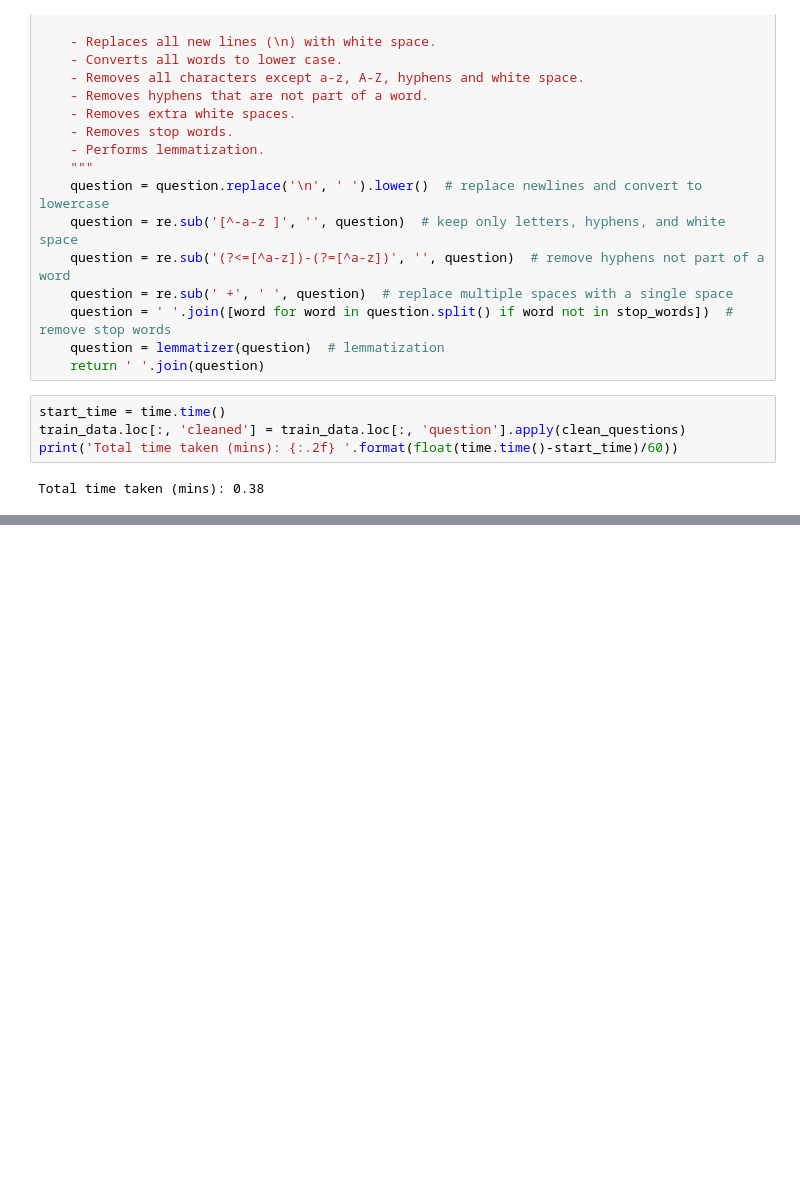
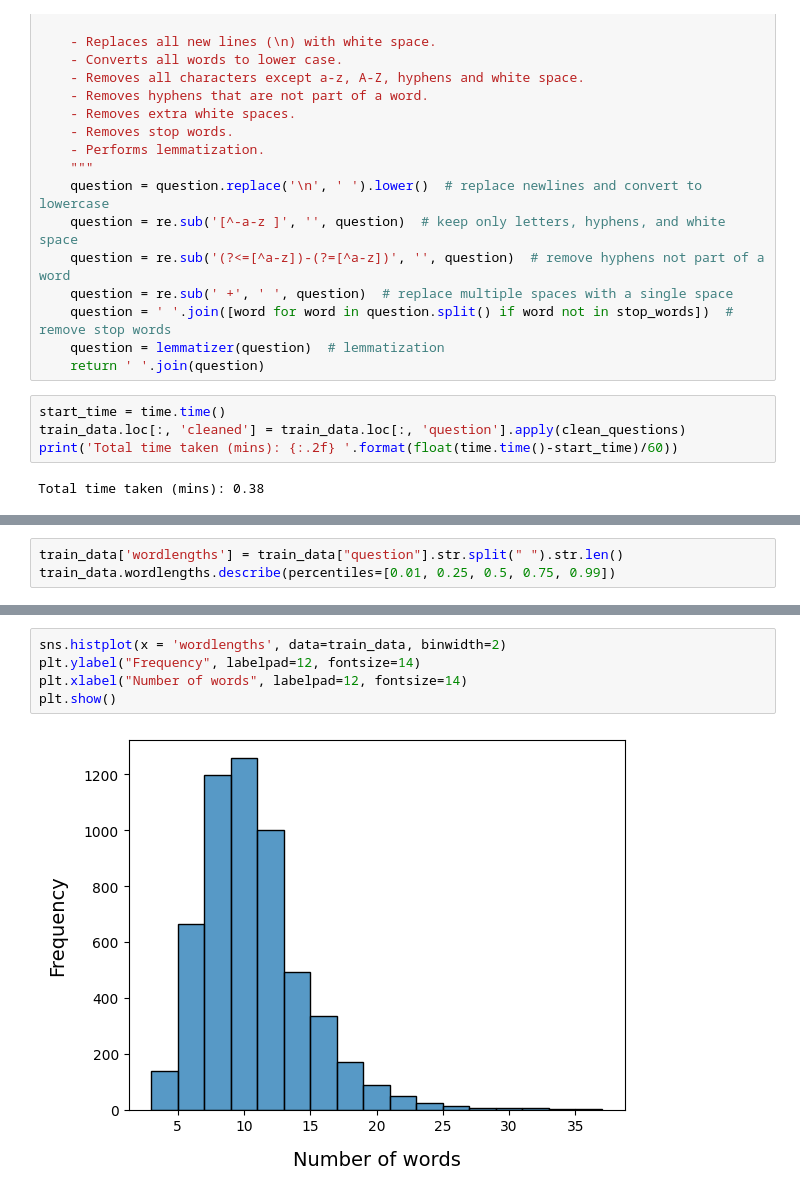
Before and after one commit to Ibrahim-Ola/ml_for_sentence_classification, a Jupyter notebook: data_download_and_prep.ipynb, the cells around one changed output, grey strips where cells are left out. Drawn from its saved outputs; the diff is of its cells as text; blank space fills up the shorter version.

```diff
--- a/data_download_and_prep.ipynb
+++ b/data_download_and_prep.ipynb
@@ -245,0 +319,3 @@ Total time taken (mins): 0.38
+# %%
+train_data['wordlengths'] = train_data["question"].str.split(" ").str.len()
+train_data.wordlengths.describe(percentiles=[0.01, 0.25, 0.5, 0.75, 0.99])
@@ -245,0 +357,7 @@ Total time taken (mins): 0.38
+# %%
+sns.histplot(x = 'wordlengths', data=train_data, binwidth=2)
+plt.ylabel("Frequency", labelpad=12, fontsize=14)
+plt.xlabel("Number of words", labelpad=12, fontsize=14)
+plt.show()
+# %% [output]
+[figure, added]
```
Also changed, not shown: parts of 11 cells of this notebook.
